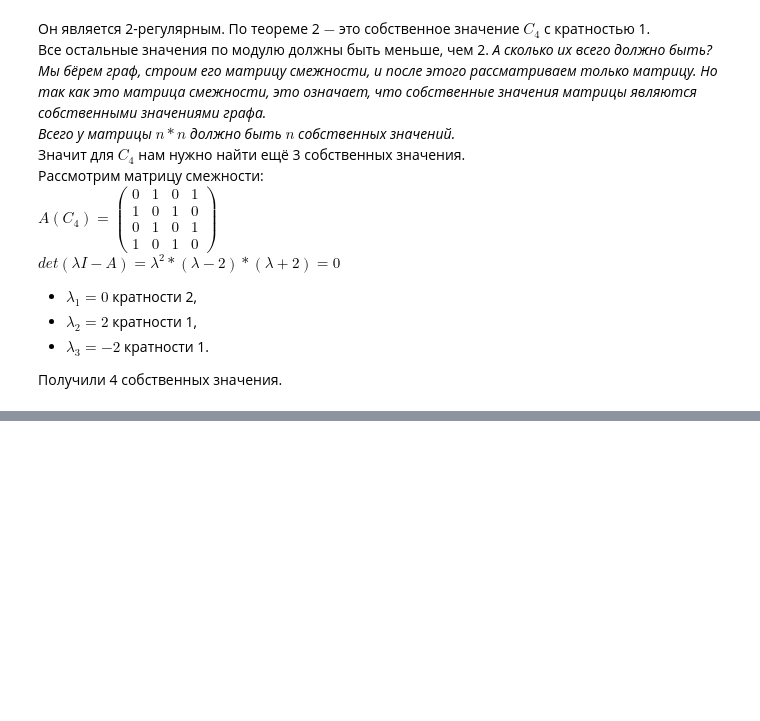
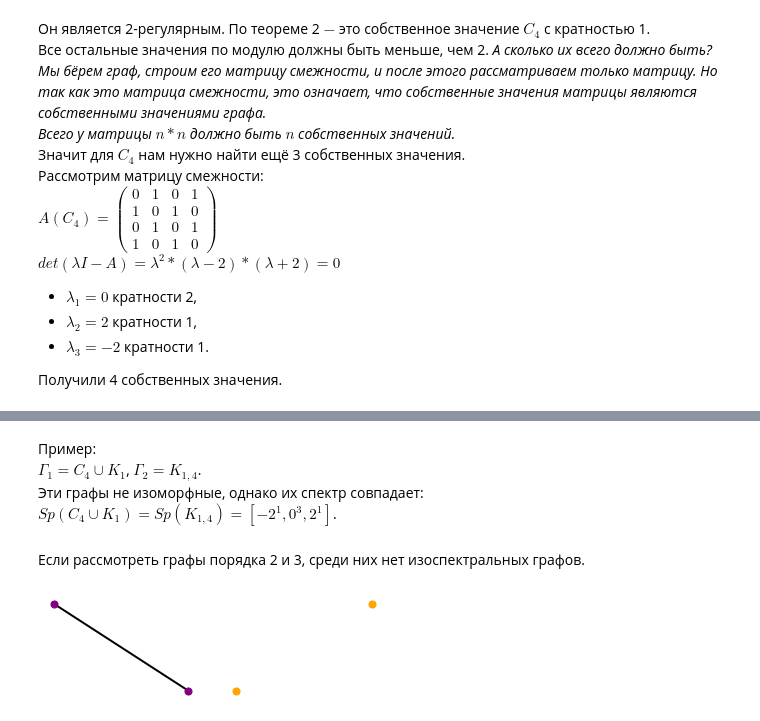
Before and after one commit to Oxanette/interactive_atg, a Jupyter notebook: Interactive_Tutorial_Chernykh.ipynb, the cells around one changed output, grey strips where cells are left out. Cells and saved outputs as stored; diff of their text form; code cells hidden in the pictures; blank space fills up the shorter version.

```diff
--- a/Interactive_Tutorial_Chernykh.ipynb
+++ b/Interactive_Tutorial_Chernykh.ipynb
@@ -370,0 +460,25 @@ $det(\lambda I - A) = \lambda^2*(\lambda-2)*(\lambda+2) = 0$<br>
+# %% [markdown]
+Пример:<br>
+$\Gamma_1 = C_4 \cup K_1$, $\Gamma_2 = K_{1,4}$.<br>
+Эти графы не изоморфные, однако их спектр совпадает:<br>
+$Sp(C_4 \cup K_1) = Sp(K_{1,4}) = [-2^1,0^3,2^1]$.
+# %% [markdown]
+Если рассмотреть графы порядка 2 и 3, среди них нет изоспектральных графов.
+# %%
+G_2 = nx.Graph()
+G_2.add_nodes_from([1,2])
+G_2.add_edges_from([(1,2)])
+G_20 = nx.Graph()
+G_20.add_nodes_from([1,2])
+
+plt.subplot(221)
+options = {'node_color': "purple",
+          'width': 2, 'node_size': 50}
+nx.draw(G_2, **options, with_labels=False, font_weight='bold')
+plt.subplot(222)
+options = {'node_color': "orange",
+          'width': 2,'node_size': 50}
+nx.draw(G_20, **options, with_labels=False, font_weight='bold')
+plt.show()
+# %% [output]
+[figure, added]
```
Also changed, not shown: parts of 17 cells of this notebook.
